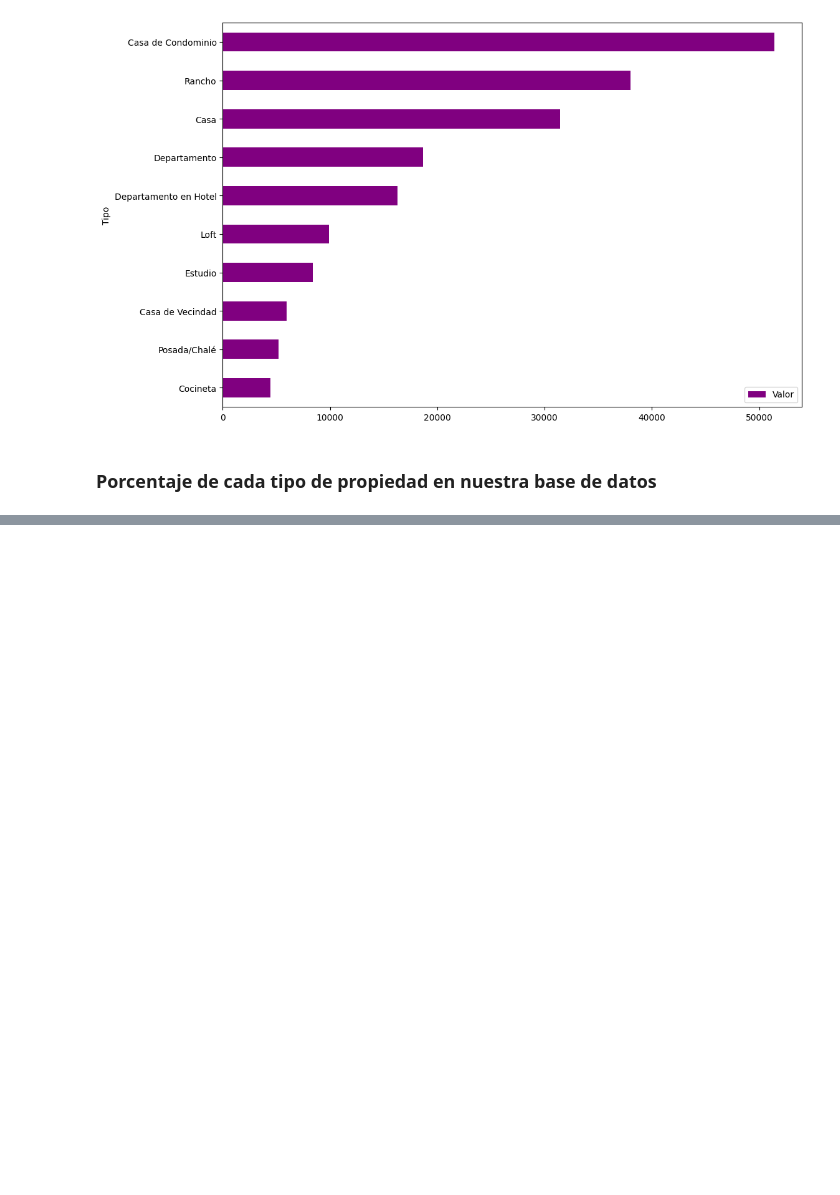
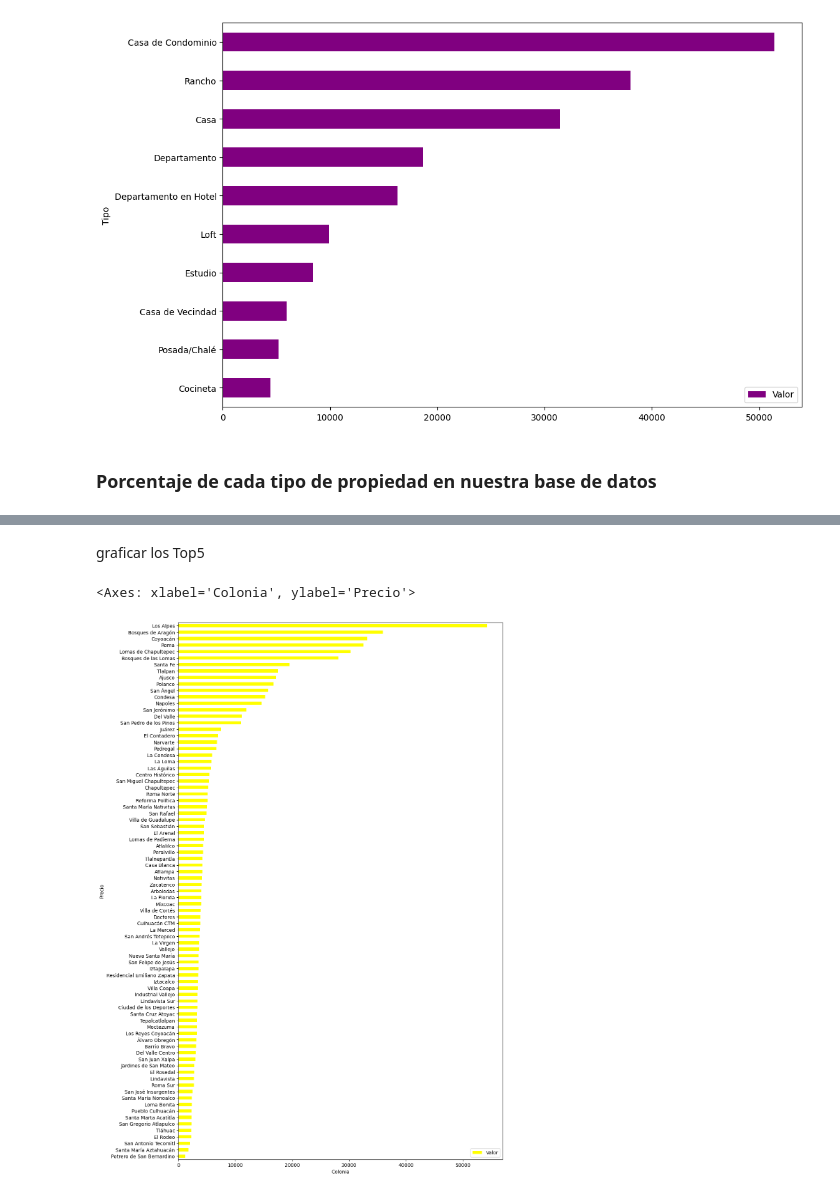
Before and after one commit to ElsaMolina/CursoPandas1, a Jupyter notebook: inmuebles_cdmx.ipynb, the cells around one changed output, grey strips where cells are left out. Cells and saved outputs as stored; diff of their text form; code cells hidden in the pictures; blank space fills up the shorter version.

```diff
--- a/inmuebles_cdmx.ipynb
+++ b/inmuebles_cdmx.ipynb
@@ -318,0 +379,3 @@ df_tipo_precio.plot(kind= 'barh', figsize=(12,8), color = 'purple')
+# %%
+df = df.query('Tipo == "Departamento"')
+df.head()
@@ -318,0 +480,10 @@ df_tipo_precio.plot(kind= 'barh', figsize=(12,8), color = 'purple')
+# %% [markdown]
+graficar los Top5
+# %%
+Colonias_Alquiler  = df.groupby('Colonia')['Valor'].mean().sort_values(ascending=True).to_frame()
+Colonias_Alquiler.plot(kind='barh', figsize=(12,20), color = 'Yellow', xlabel='Colonia', ylabel='Precio')
+
+#solo faltó poner el head lpm !
+# %% [output]
+<Axes: xlabel='Colonia', ylabel='Precio'>
+[figure, added]
```
Also changed, not shown: parts of 21 cells of this notebook.
